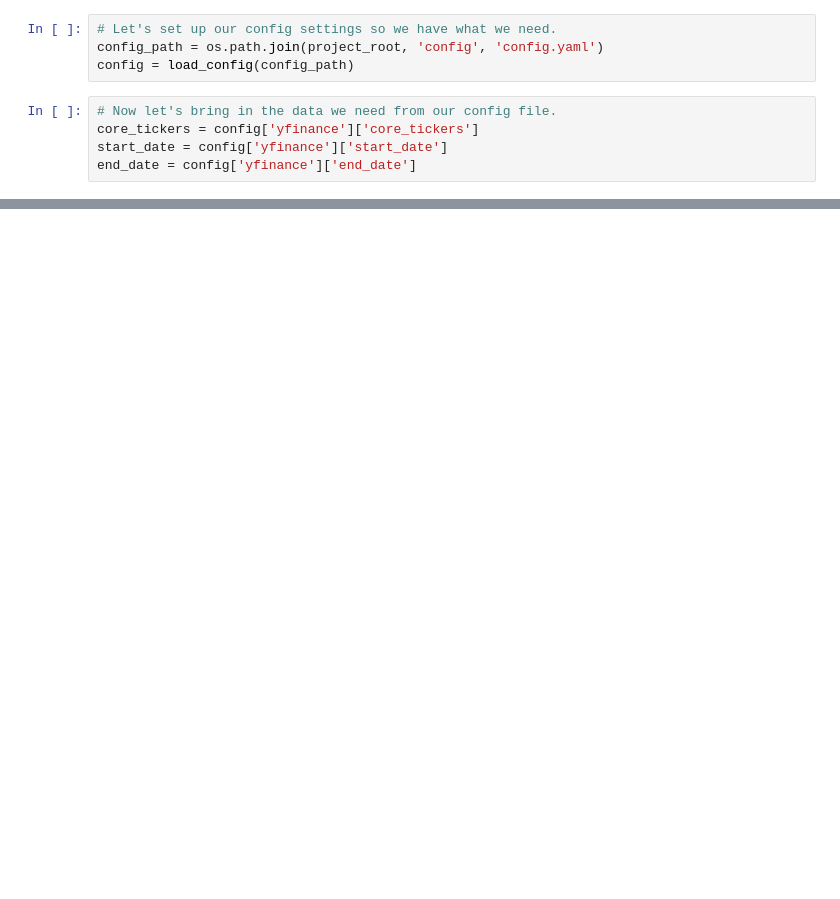
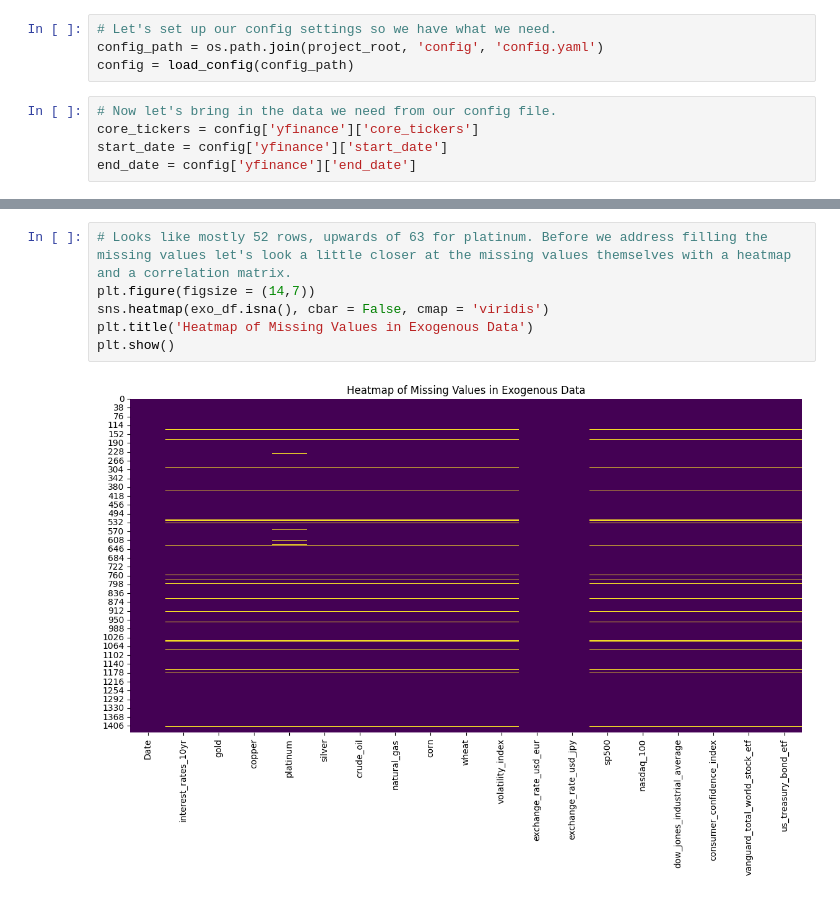
Before and after one commit to Taliwat/Portfolio-Proj-WK, a Jupyter notebook: DL-Strategies/notebooks/core_stock_analysis.ipynb, the cells around one changed output, grey strips where cells are left out. Cells and saved outputs as stored; diff of their text form; blank space fills up the shorter version.

```diff
--- a/DL-Strategies/notebooks/core_stock_analysis.ipynb
+++ b/DL-Strategies/notebooks/core_stock_analysis.ipynb
@@ -199,0 +196,8 @@ Missing values in exogenous data before filling methods: Series([], dtype: int64
+# %%
+# Looks like mostly 52 rows, upwards of 63 for platinum. Before we address filling the missing values let's look a little closer at the missing values themselves with a heatmap and a correlation matrix.
+plt.figure(figsize = (14,7))
+sns.heatmap(exo_df.isna(), cbar = False, cmap = 'viridis')
+plt.title('Heatmap of Missing Values in Exogenous Data')
+plt.show()
+# %% [output]
+[figure, added]
```
Also changed, not shown: parts of 11 cells of this notebook, 5 other files.
